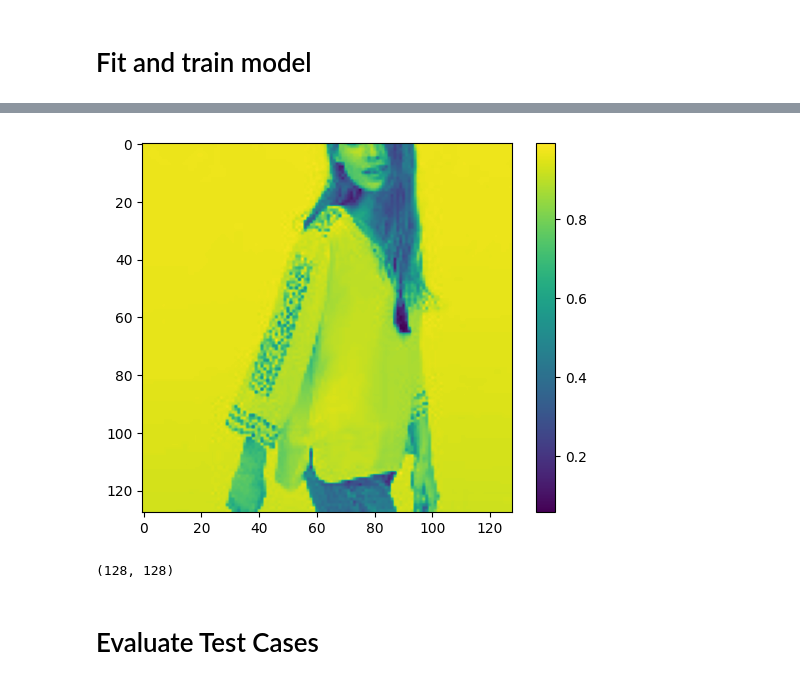
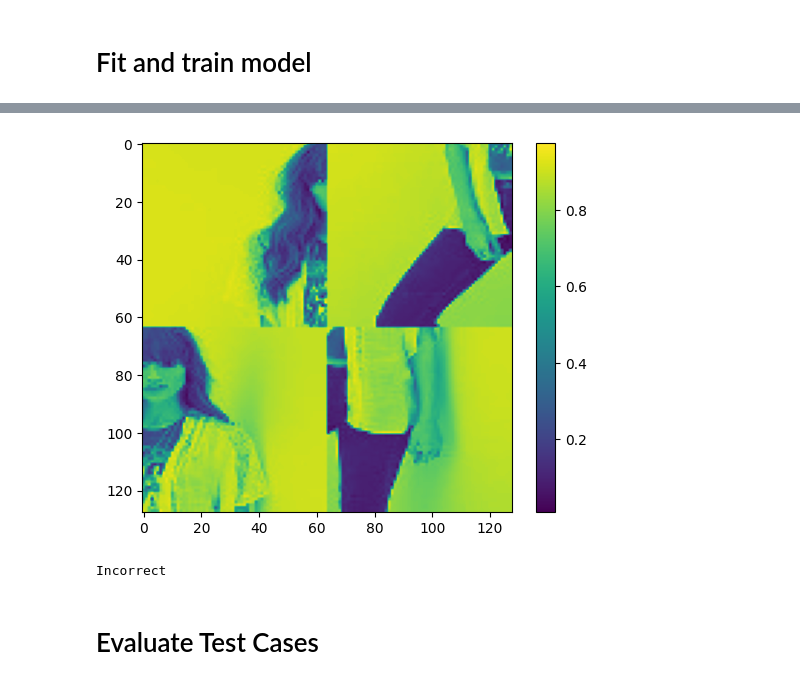
Before and after one commit to At11011/datathon_test_repository, a Jupyter notebook: src/model_development.ipynb, the cells around one changed output, grey strips where cells are left out. Saved outputs shown, nothing was run; the diff lists cells and outputs as text; code cells hidden in the pictures.

```diff
--- a/src/model_development.ipynb
+++ b/src/model_development.ipynb
@@ -167,22 +120,35 @@ miss = 0
 # %%
+file_start = 0
+file_end = 500
+
+# Pre-allocate a large numpy array to store testing data
+testing_images = np.zeros((file_end * len(dirs), image_width, image_height), dtype=np.float32)
+
+# Store labels for the testing images
+testing_labels = np.zeros(file_end * len(dirs))
+
+# Missing offset (If file fails to open, avoid including empty arrays in the testing set with this offset)
+miss = 0
+
 
 
 # Iterate through each directory, loading [file_count] images from each into the [training_images] array
 for i in range(len(dirs)):
-  for j in range(0, file_count_test):
+  for j in range(file_start, file_end):
     # Parse a path for the file to load
-    in_path = path + dirs[i] + "/" + f'{(j + offset):05d}' + ".png"
+    in_path = path + dirs[i] + "/" + f'{j + file_count:05d}' + ".png"
     try:
       # Graryscale the image to reduce data size given to the machine
       im = ImageOps.grayscale(Image.open(in_path))
     except FileNotFoundError:
-      print("File not found:")
-      print(in_path)
+      # Increment miss counter to avoid zero arrays in the training data
       miss += 1
       continue
-    idx = i*file_count_test + j - miss
-    # Add images to testing data
-    testing_images[idx] = np.asarray(im, dtype=np.uint8)/255 # Normalize
+    # Calculate index
+    idx = i*file_end + j - miss
+    temp_arr =  np.asarray(im, dtype=np.uint8)/255 # Normalize
+    # Add images to training data
+    testing_images[idx] = temp_arr
     # Add label
     if dirs[i] == "0123":
       # Assign '1' for correct-ordered image
@@ -190,12 +156,12 @@ for i in range(len(dirs)):
     else:
       # Assign '0' for incorrect-ordered image
       testing_labels[idx] = 0
-
-print(miss)
 # Trim missing data off of the training data
-testing_images.resize((file_count_test * len(dirs) - miss, image_width, image_height))
-testing_labels.resize((file_count_test * len(dirs) - miss))
+testing_images.resize((file_end * len(dirs) - miss, image_width, image_height))
+testing_labels.resize((file_end * len(dirs) - miss))
 
 # Convert to unsigned integer
 testing_labels = testing_labels.astype(np.uint8)
+
+print(testing_images.shape)
 # %% [output]
@@ -223,11 +173,9 @@ File not found:
 model = tf.keras.Sequential([
     # Unstacks the pixel rows of the images and lines them end to end 128x128 -> 16,384 pixels
     tf.keras.layers.Flatten(input_shape=(image_width, image_height)),
-    # Densely connected nural net with 512 notes
-    tf.keras.layers.Dense(512, activation='relu'),
     # Densely connected nural net with 128 notes
     tf.keras.layers.Dense(128, activation='relu'),
-    # Fewer nodes
+    # Fewer nodes. We ultimately want to distinguish between "true" and "false", so we only need 2 nodes
     tf.keras.layers.Dense(2)
 ])
 # %% [markdown]
@@ -274,17 +222,19 @@ Epoch 10: saving model to ../output\checkpoint.ckpt
 <keras.callbacks.History at 0x...>
 # %%
 # Plotting to see the data
+idx = 1000
 plt.figure()
-plt.imshow(testing_images[100])
+plt.imshow(testing_images[idx])
 plt.colorbar()
 plt.grid(False)
 plt.show()
 training_images.shape
 type(training_labels)
 training_images[1].shape
+print(class_names[testing_labels[idx]])
 # %% [output]
-[figure, old version]
+[figure, new version]
-(128, 128)
+Incorrect
 # %% [markdown]
 # Evaluate Test Cases
 # %%
```
Also changed, not shown: parts of 14 cells of this notebook, 2 other files.
